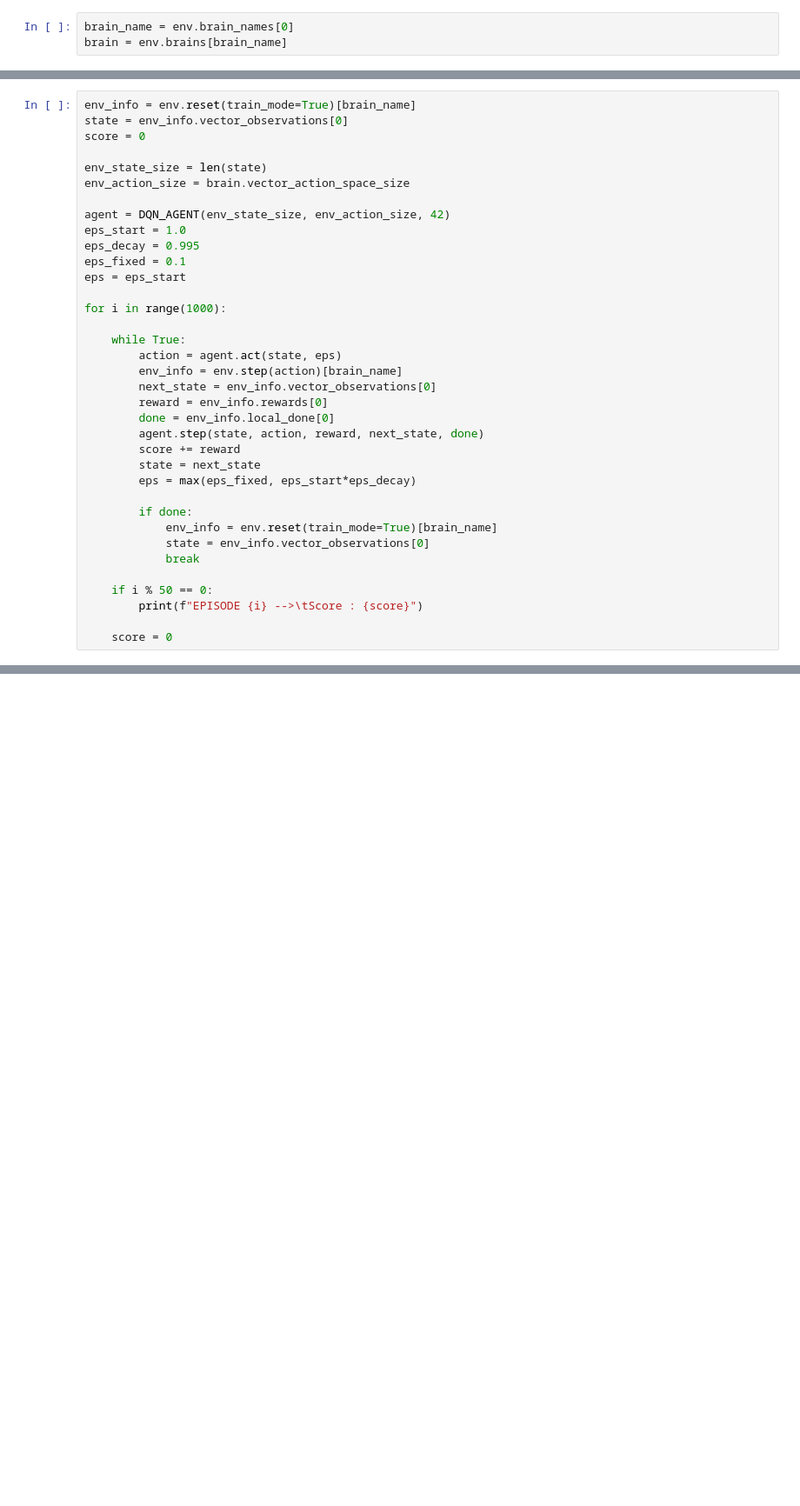
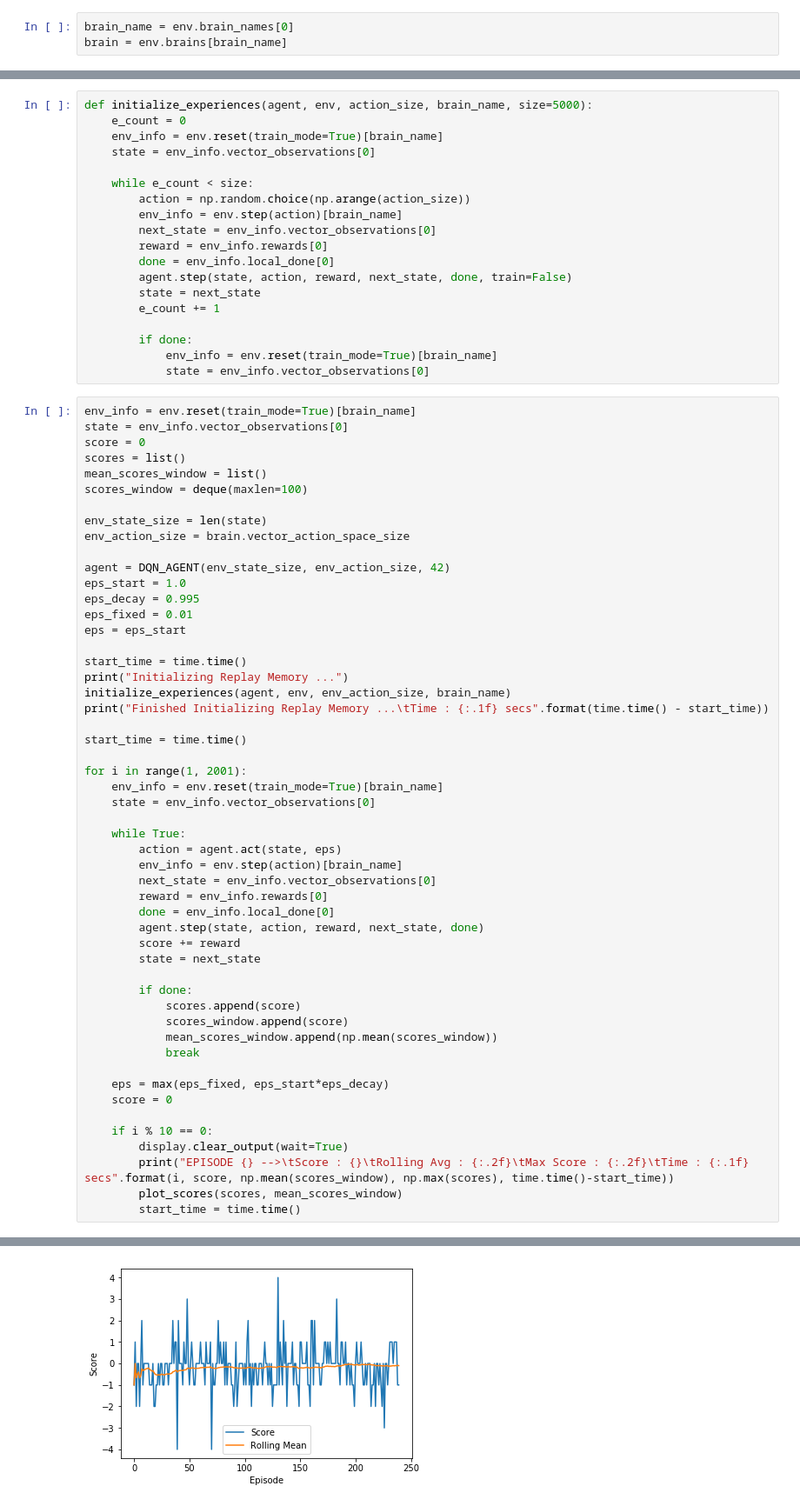
Before and after one commit to rakshithramagiri/agent_navigation, a Jupyter notebook: agent_navigation.ipynb, the cells around one changed output, grey strips where cells are left out. Shown at 87% size. Saved outputs shown, nothing was run; the diff lists cells and outputs as text; blank space fills up the shorter version.

Commit message:
update : many changes to agent_navigation notebook

```diff
--- a/agent_navigation.ipynb
+++ b/agent_navigation.ipynb
@@ -29,7 +43,29 @@ brain = env.brains[brain_name]
+# %%
+def initialize_experiences(agent, env, action_size, brain_name, size=5000):
+    e_count = 0
+    env_info = env.reset(train_mode=True)[brain_name]
+    state = env_info.vector_observations[0]
+
+    while e_count < size:
+        action = np.random.choice(np.arange(action_size))
+        env_info = env.step(action)[brain_name]
+        next_state = env_info.vector_observations[0]
+        reward = env_info.rewards[0]
+        done = env_info.local_done[0]
+        agent.step(state, action, reward, next_state, done, train=False)
+        state = next_state
+        e_count += 1
+
+        if done:
+            env_info = env.reset(train_mode=True)[brain_name]
+            state = env_info.vector_observations[0]
 # %%
 env_info = env.reset(train_mode=True)[brain_name]
 state = env_info.vector_observations[0]
 score = 0
+scores = list()
+mean_scores_window = list()
+scores_window = deque(maxlen=100)
 
 env_state_size = len(state)
 env_action_size = brain.vector_action_space_size
@@ -37,10 +73,19 @@ env_action_size = brain.vector_action_space_size
 agent = DQN_AGENT(env_state_size, env_action_size, 42)
 eps_start = 1.0
 eps_decay = 0.995
-eps_fixed = 0.1
+eps_fixed = 0.01
 eps = eps_start
 
-for i in range(1000):
+start_time = time.time()
+print("Initializing Replay Memory ...")
+initialize_experiences(agent, env, env_action_size, brain_name)
+print("Finished Initializing Replay Memory ...\tTime : {:.1f} secs".format(time.time() - start_time))
+
+start_time = time.time()
+
+for i in range(1, 2001):
+    env_info = env.reset(train_mode=True)[brain_name]
+    state = env_info.vector_observations[0]
 
     while True:
         action = agent.act(state, eps)
@@ -51,15 +96,19 @@ for i in range(1000):
         agent.step(state, action, reward, next_state, done)
         score += reward
         state = next_state
-        eps = max(eps_fixed, eps_start*eps_decay)
 
         if done:
-            env_info = env.reset(train_mode=True)[brain_name]
-            state = env_info.vector_observations[0]
+            scores.append(score)
+            scores_window.append(score)
+            mean_scores_window.append(np.mean(scores_window))
             break
 
-    if i % 50 == 0:
-        print(f"EPISODE {i} -->\tScore : {score}")
+    eps = max(eps_fixed, eps_start*eps_decay)
+    score = 0
 
-    score = 0
+    if i % 10 == 0:
+        display.clear_output(wait=True)
+        print("EPISODE {} -->\tScore : {}\tRolling Avg : {:.2f}\tMax Score : {:.2f}\tTime : {:.1f} secs".format(i, score, np.mean(scores_window), np.max(scores), time.time()-start_time))
+        plot_scores(scores, mean_scores_window)
+        start_time = time.time()
 # %% [output]
@@ -73,0 +116 @@ EPISODE 350 --> Score : -1.0
+[figure, added]
```
Also changed, not shown: parts of 3 cells of this notebook.
